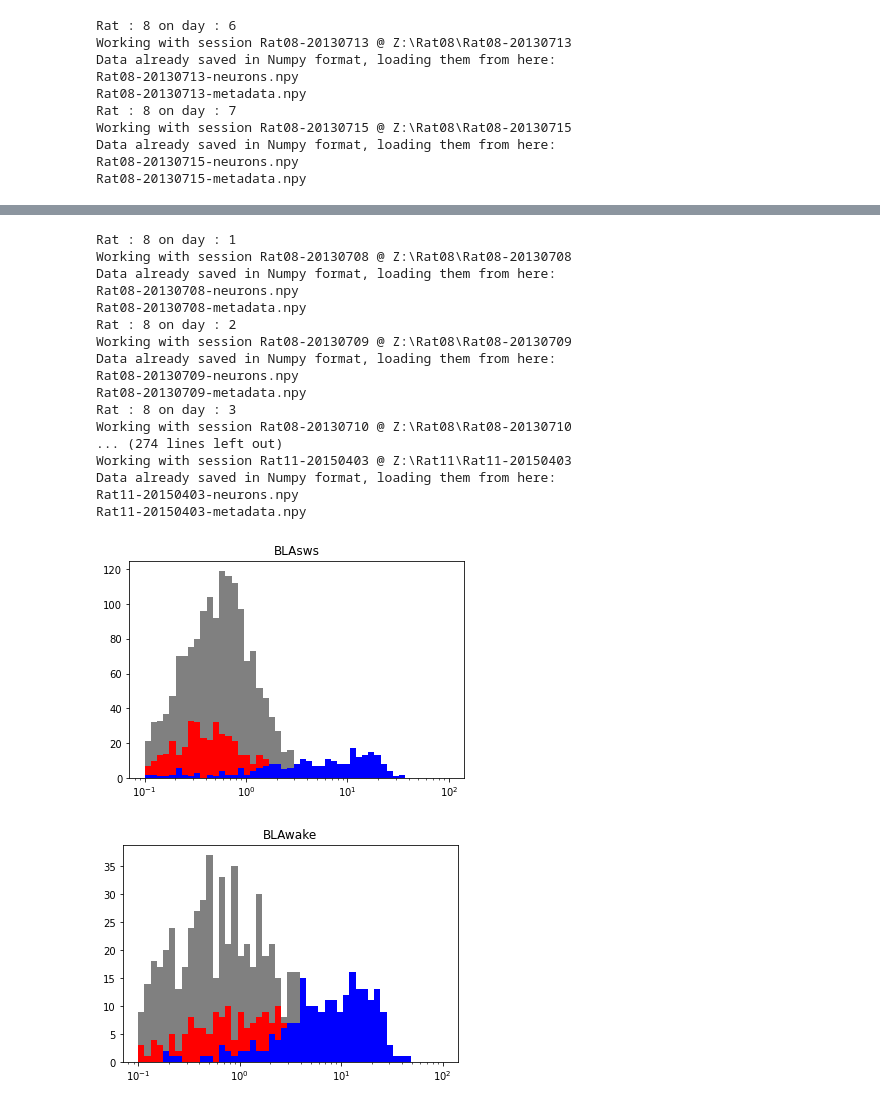
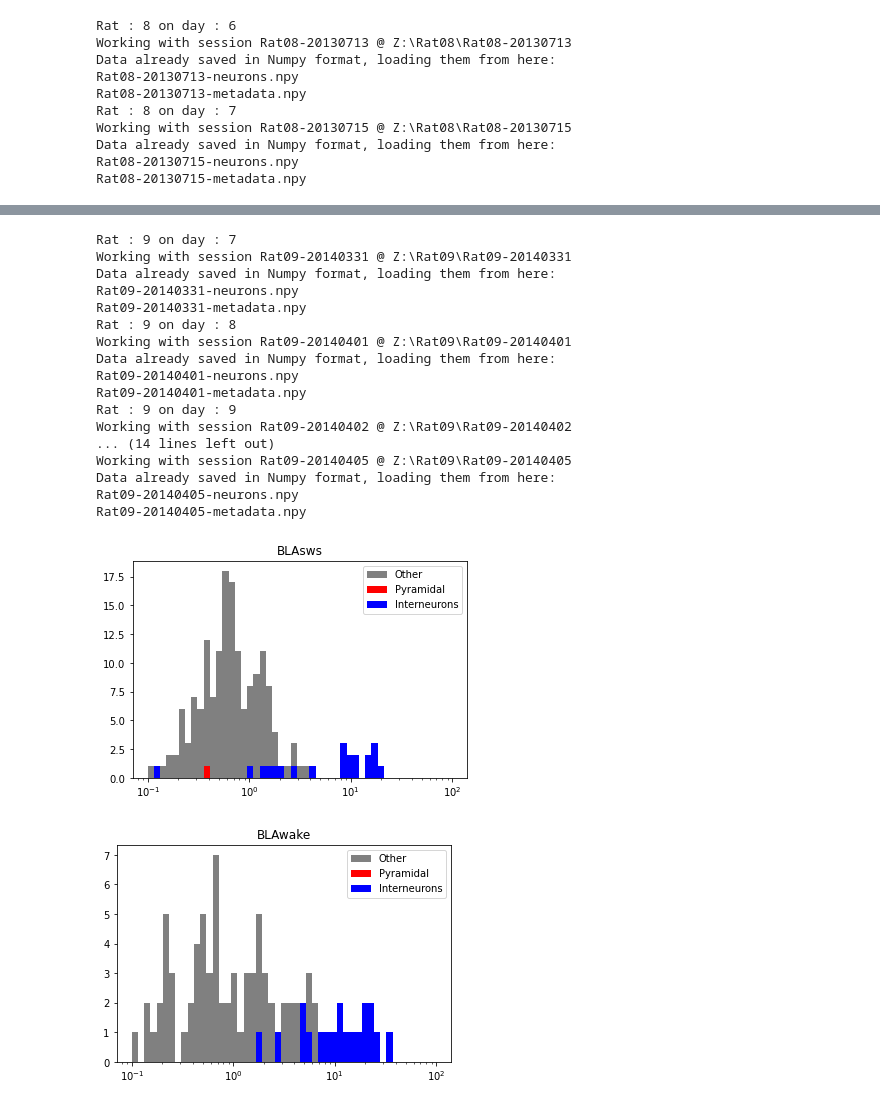
Before and after one commit to PLoizidou/PCBS_Emotional_Memory, a Jupyter notebook: Emotional Memory Firing Rates @ BLA and Hpc.ipynb, the cells around one changed output, grey strips where cells are left out. Drawn from its saved outputs; the diff is of its cells as text; code cells hidden in the pictures.

```diff
--- a/Emotional Memory Firing Rates @ BLA and Hpc.ipynb
+++ b/Emotional Memory Firing Rates @ BLA and Hpc.ipynb
@@ -159,22 +41,22 @@ Rat11-20150403-metadata.npy
 # %%
-plot_both_histograms(session_paths, ['sws','wake'], 'BLA',bin_size=50, upper_axis_bound=100, lower_axis_bound=0.1)
+fr.plot_both_histograms(session_paths[17:23], ['sws','wake'], 'BLA',bin_size=50, upper_axis_bound=100, lower_axis_bound=0.1)
 # %% [output]
-Rat : 8 on day : 1
-Working with session Rat08-20130708 @ Z:\Rat08\Rat08-20130708
+Rat : 9 on day : 7
+Working with session Rat09-20140331 @ Z:\Rat09\Rat09-20140331
 Data already saved in Numpy format, loading them from here:
-Rat08-20130708-neurons.npy
-Rat08-20130708-metadata.npy
-Rat : 8 on day : 2
-Working with session Rat08-20130709 @ Z:\Rat08\Rat08-20130709
+Rat09-20140331-neurons.npy
+Rat09-20140331-metadata.npy
+Rat : 9 on day : 8
+Working with session Rat09-20140401 @ Z:\Rat09\Rat09-20140401
 Data already saved in Numpy format, loading them from here:
-Rat08-20130709-neurons.npy
-Rat08-20130709-metadata.npy
-Rat : 8 on day : 3
-Working with session Rat08-20130710 @ Z:\Rat08\Rat08-20130710
-... (274 lines left out)
-Working with session Rat11-20150403 @ Z:\Rat11\Rat11-20150403
+Rat09-20140401-neurons.npy
+Rat09-20140401-metadata.npy
+Rat : 9 on day : 9
+Working with session Rat09-20140402 @ Z:\Rat09\Rat09-20140402
+... (14 lines left out)
+Working with session Rat09-20140405 @ Z:\Rat09\Rat09-20140405
 Data already saved in Numpy format, loading them from here:
-Rat11-20150403-neurons.npy
-Rat11-20150403-metadata.npy
+Rat09-20140405-neurons.npy
+Rat09-20140405-metadata.npy
-[figure, old version]
+[figure, new version]
-[figure, old version]
+[figure, new version]
```
Also changed, not shown: parts of 13 cells of this notebook, 6 other files.
